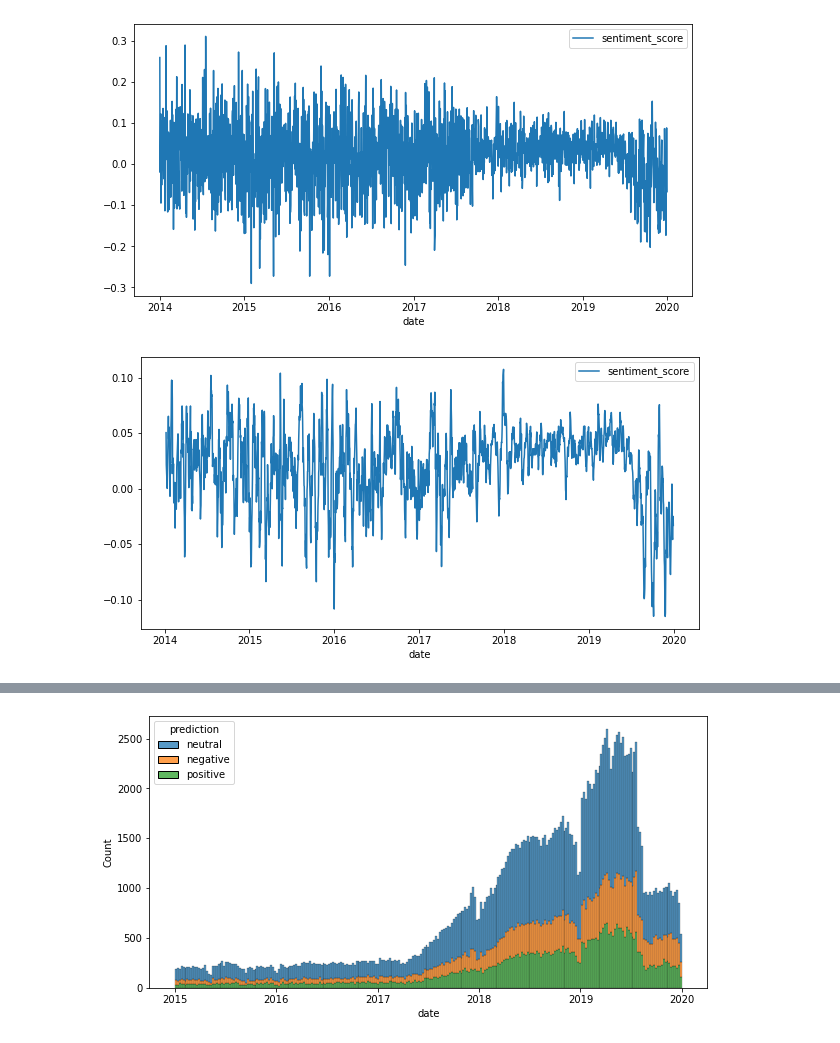
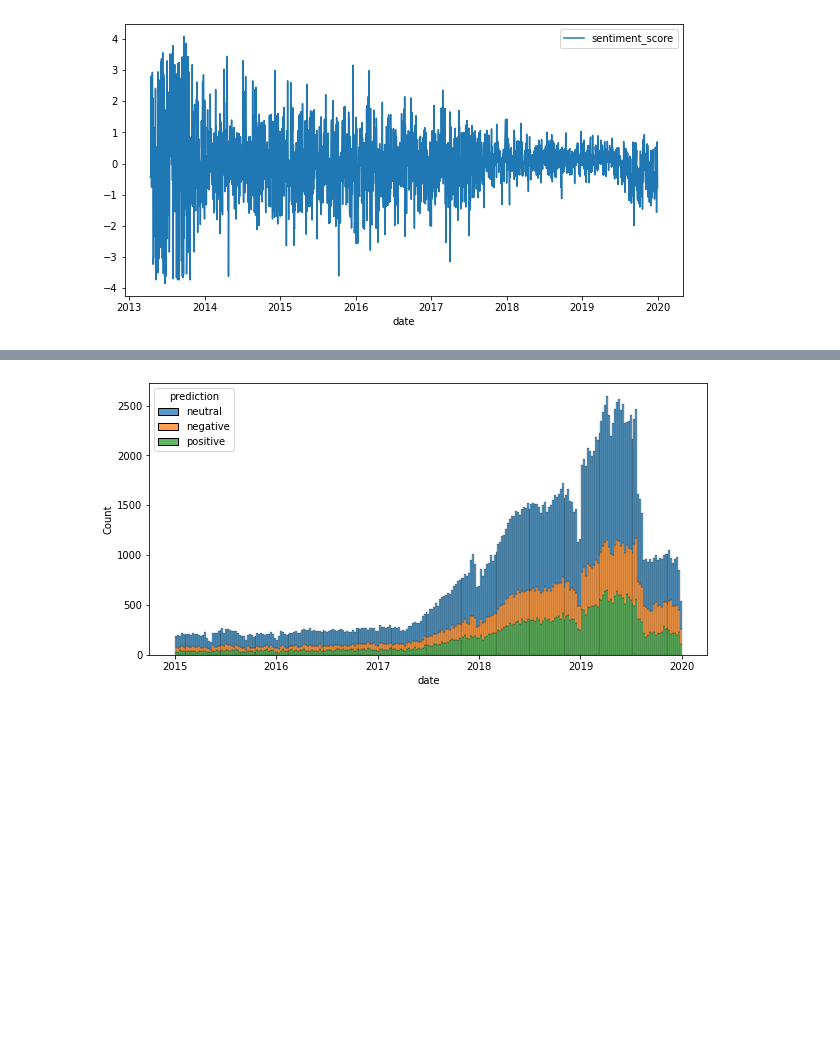
Before and after one commit to sseficha/Ptyxiaki, a Jupyter notebook: Text/FinBert/FinBert_sent.ipynb, the cells around one changed output, grey strips where cells are left out. Saved outputs shown, nothing was run; the diff lists cells and outputs as text; code cells hidden in the pictures; blank space fills up the shorter version.

```diff
--- a/Text/FinBert/FinBert_sent.ipynb
+++ b/Text/FinBert/FinBert_sent.ipynb
@@ -25,17 +25,22 @@ from sklearn.preprocessing import MinMaxScaler
 # # df.to_csv('../datasets/headline_sentiment.csv')
 # %%
 df = pd.read_csv('../datasets/headline_sentiment.csv', header=0, parse_dates=['date'], index_col=['date'])
+###
+df = df.loc[df.prediction != 'neutral']
+###
 df = df.resample('D').mean().ffill().bfill()
-df = df.loc[(df.index >= datetime(2014, 1, 1, 00, 00, 00))]
+scaler = StandardScaler()
+df['sentiment_score'] = scaler.fit_transform(df['sentiment_score'].values.reshape(-1, 1))
+# clip
+df['sentiment_score'] = df['sentiment_score'].map(lambda x: 6 if x > 6 else -6 if x < -6 else x)
+# df = df.loc[(df.index >= datetime(2014, 1, 1, 00, 00, 00))]
 plt.figure(figsize=(10,5))
 sb.lineplot(data=df)
-df = df.rolling(7).mean()
-plt.figure(figsize=(10,5))
-sb.lineplot(data=df)
-df.to_csv('../datasets/headline_sentiment_mean.csv')
+###
+df.to_csv('../datasets/headline_sentiment_mean2.csv')
+###
 # %% [output]
-[figure, old version]
+[figure, new version]
-[figure, removed]
 # %%
 df = pd.read_csv('../datasets/headline_sentiment.csv', header=0, parse_dates=['date'], index_col=['date'])
 df = df.loc[(df.index >= datetime(2015, 1, 1, 00, 00, 00))]
```
Also changed, not shown: parts of 2 cells of this notebook, 13 other files.
